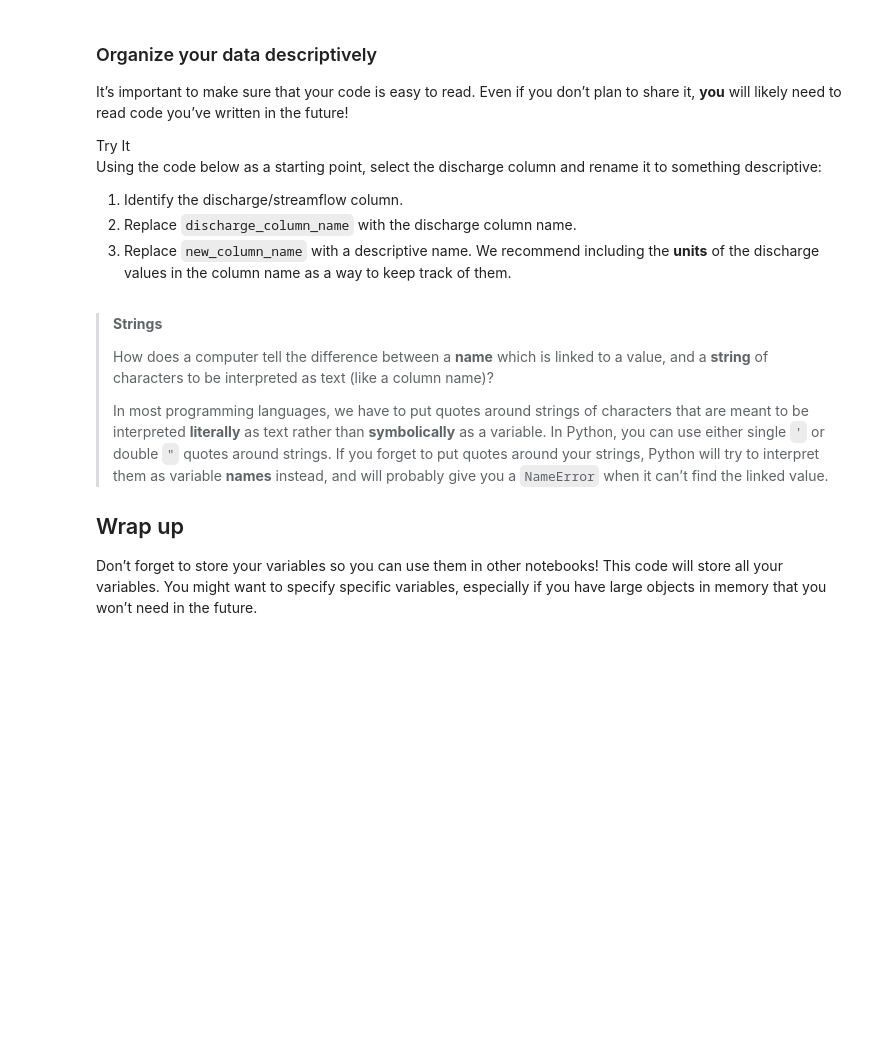
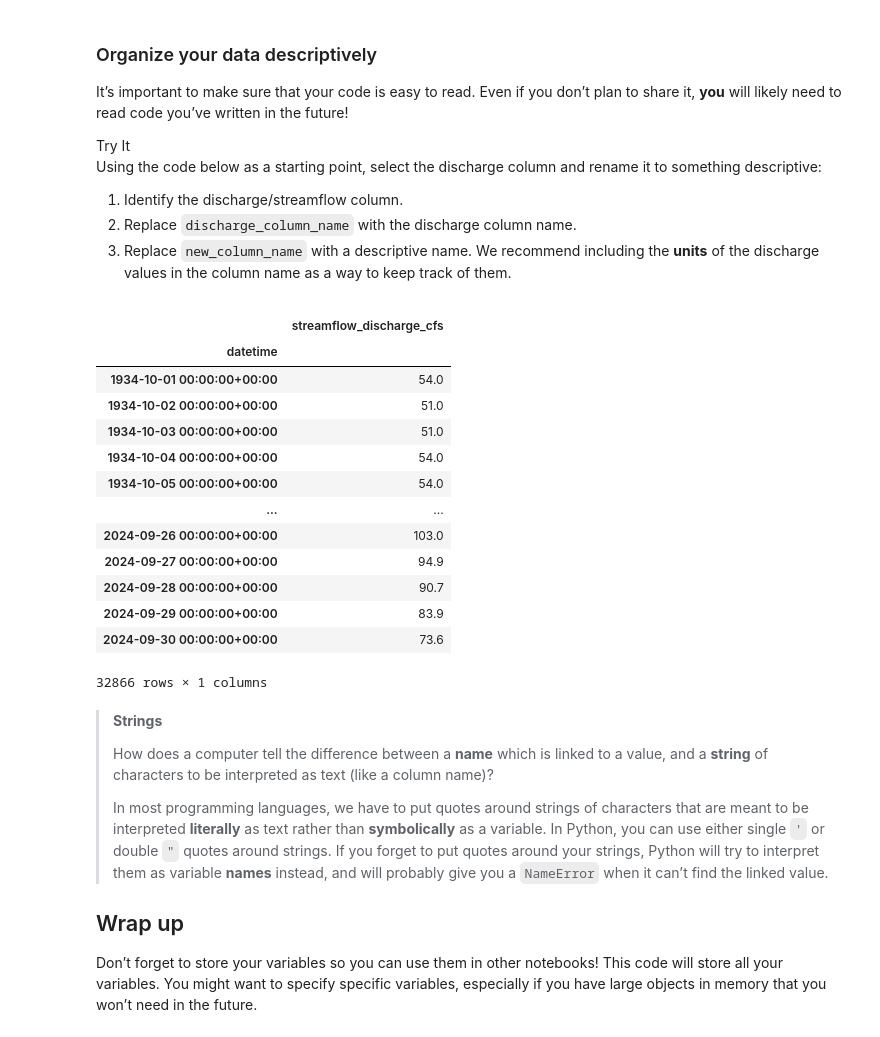
Before and after one commit to cu-esiil-edu/02-flood-Swillis88, a Jupyter notebook: notebooks/flood-02-wrangle.ipynb, the cells around one changed output. Saved outputs shown, nothing was run; the diff lists cells and outputs as text; code cells hidden in the pictures; blank space fills up the shorter version.

```diff
--- a/notebooks/flood-02-wrangle.ipynb
+++ b/notebooks/flood-02-wrangle.ipynb
@@ -116,13 +117,28 @@ in the column name as a way to keep track of them.</li>
 # %%
 discharge_df = (
     nwis_df
     # Select only the discharge column as a DataFrame
-    [['discharge_column_name']]
+    [['00060_Mean']]
     # Rename the discharge column
-    .rename(columns={'discharge_column_name': 'new_column_name'})
+    .rename(columns={'00060_Mean': 'streamflow_discharge_cfs'})
 )
 
 discharge_df
+# %% [output]
+|  | streamflow_discharge_cfs |
+| datetime |  |
+| 1934-10-01 00:00:00+00:00 | 54.0 |
+| 1934-10-02 00:00:00+00:00 | 51.0 |
+| 1934-10-03 00:00:00+00:00 | 51.0 |
+| 1934-10-04 00:00:00+00:00 | 54.0 |
+| 1934-10-05 00:00:00+00:00 | 54.0 |
+| ... | ... |
+| 2024-09-26 00:00:00+00:00 | 103.0 |
+| 2024-09-27 00:00:00+00:00 | 94.9 |
+| 2024-09-28 00:00:00+00:00 | 90.7 |
+| 2024-09-29 00:00:00+00:00 | 83.9 |
+| 2024-09-30 00:00:00+00:00 | 73.6 |
+32866 rows × 1 columns
 # %% [markdown]
 > **Strings**
 >
```
Also changed, not shown: parts of 2 cells of this notebook.
